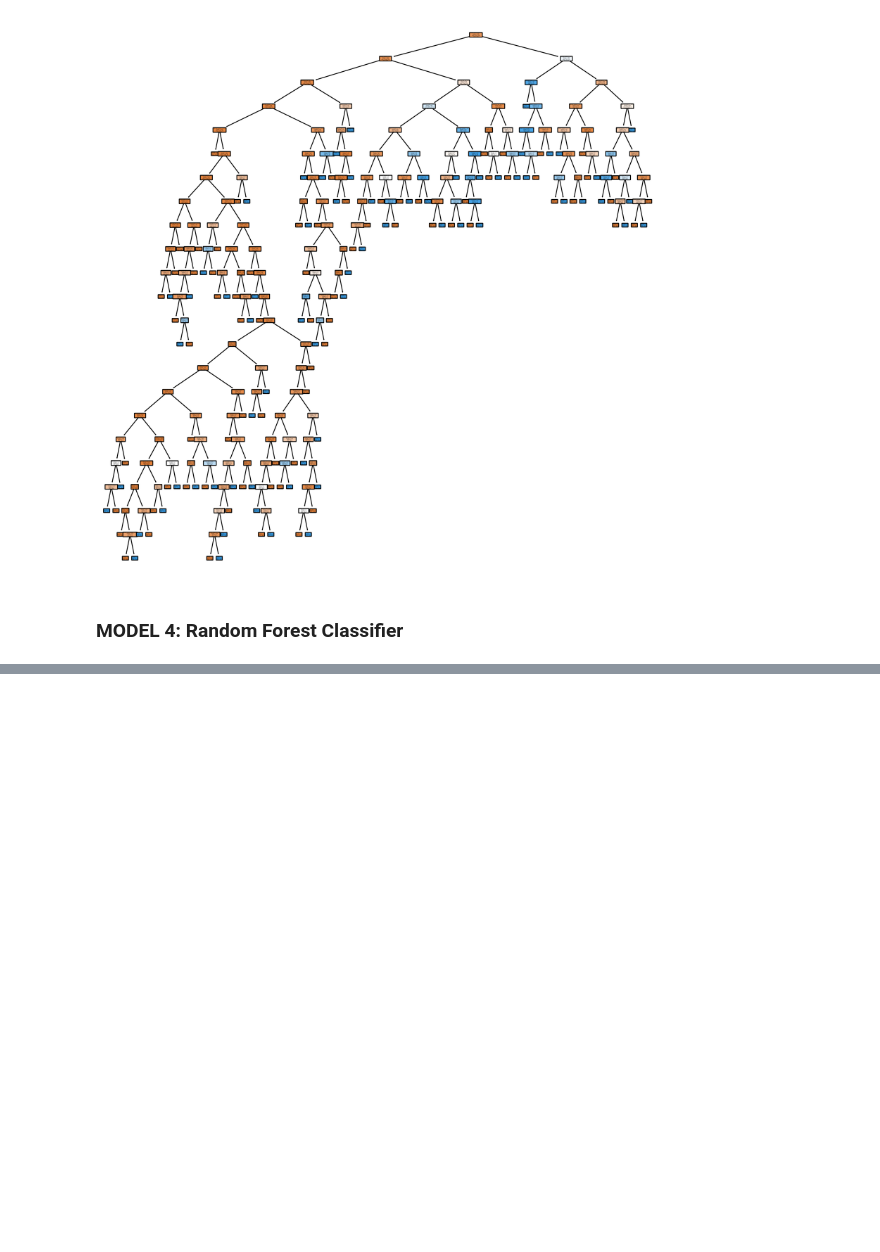
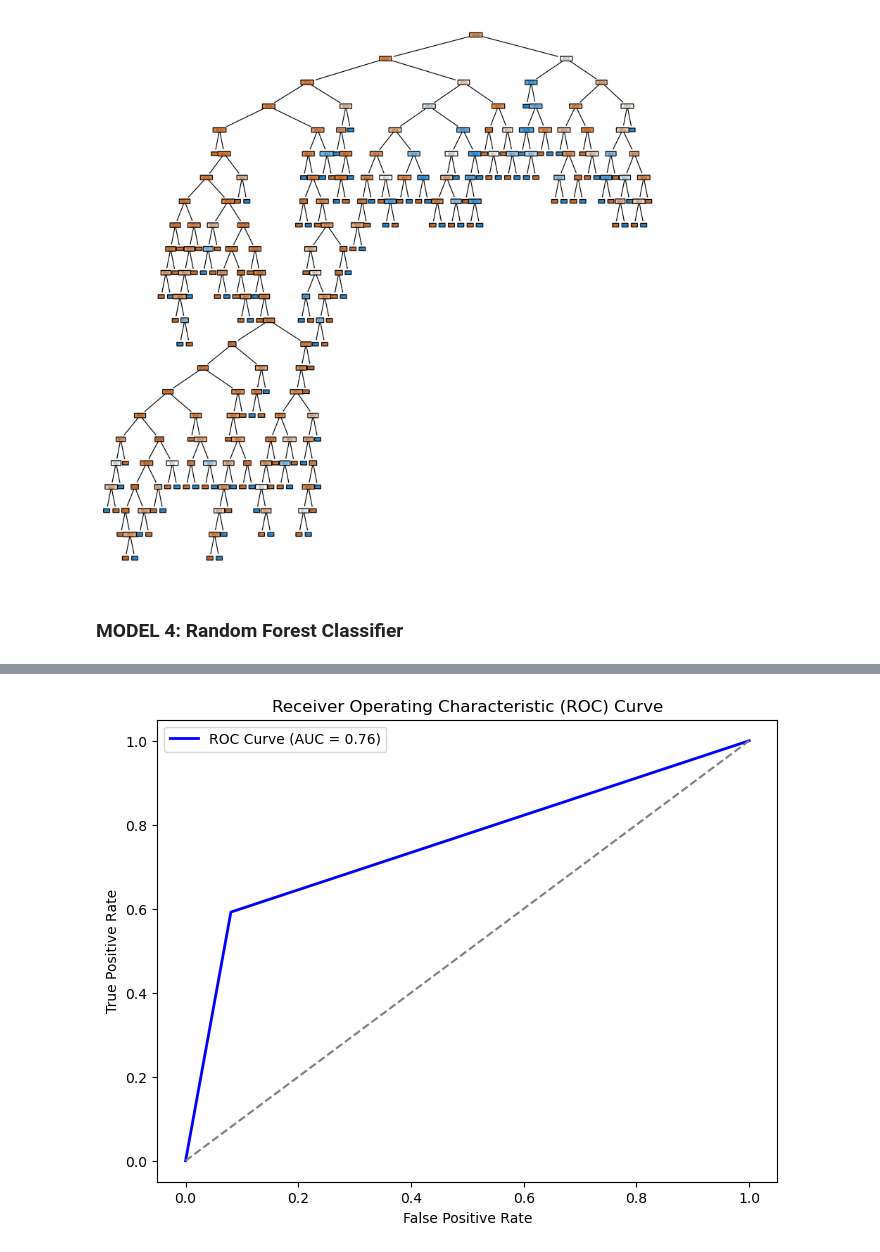
Before and after one commit to VincentKiplangat/Predicting-customer-churn-for-SyrialTel, a Jupyter notebook: SyrialTel.ipynb, the cells around one changed output, grey strips where cells are left out. Saved outputs shown, nothing was run; the diff lists cells and outputs as text; code cells hidden in the pictures; blank space fills up the shorter version.

```diff
--- a/SyrialTel.ipynb
+++ b/SyrialTel.ipynb
@@ -493,9 +661,12 @@ Testing F1-Score:  0.20359281437125748
 clf = KNeighborsClassifier()
 
 # Fit the classifier
-clf.fit(scaled_data_train, y_train)
+clf.fit(X_train_scaled, y_train)
 
 # Predict on the test set
 test_preds = clf.predict(X_test)
+
+# Predict on the training set
+train_preds = clf.predict(X_test)
 # %%
 #Evaluating the model
@@ -608,0 +904,3 @@ plt.show()
+# %%
+classifier = DecisionTreeClassifier(random_state=10)
+classifier.fit(X_train, y_train)
@@ -608,0 +913,20 @@ plt.show()
+# %%
+def print_metrics(labels, preds):
+    print("Precision Score: {:.3f}".format(precision_score(labels, preds)))
+    print("Recall Score: {:.3f}".format(recall_score(labels, preds)))
+    print("Accuracy Score: {:.3f}".format(accuracy_score(labels, preds)))
+    print("F1 Score: {:.3f}".format(f1_score(labels, preds)))
+    print("ROC AUC Score: {:.3f}".format(roc_auc_score(labels, preds)))
+
+# Print evaluation metrics for the training set
+print("Training Set Metrics:")
+print_metrics(y_train, train_preds)
+
+# Print evaluation metrics for the testing set
+print("\nTesting Set Metrics:")
+print_metrics(y_test, test_preds)
+
+# Generate ROC curve and calculate AUC score for testing set
+test_probs = classifier.predict_proba(X_test)[:, 1]
+fpr, tpr, _ = roc_curve(y_test, test_probs)
+auc = roc_auc_score(y_test, test_probs)
@@ -608,0 +947,12 @@ plt.show()
+# %%
+# Plot ROC curve
+plt.figure(figsize=(8, 6))
+plt.plot(fpr, tpr, color='blue', lw=2, label='ROC Curve (AUC = {:.2f})'.format(auc))
+plt.plot([0, 1], [0, 1], color='gray', linestyle='--')
+plt.xlabel('False Positive Rate')
+plt.ylabel('True Positive Rate')
+plt.title('Receiver Operating Characteristic (ROC) Curve')
+plt.legend()
+plt.show()
+# %% [output]
+[figure, added]
```
Also changed, not shown: parts of 76 cells of this notebook, 1 other file.
